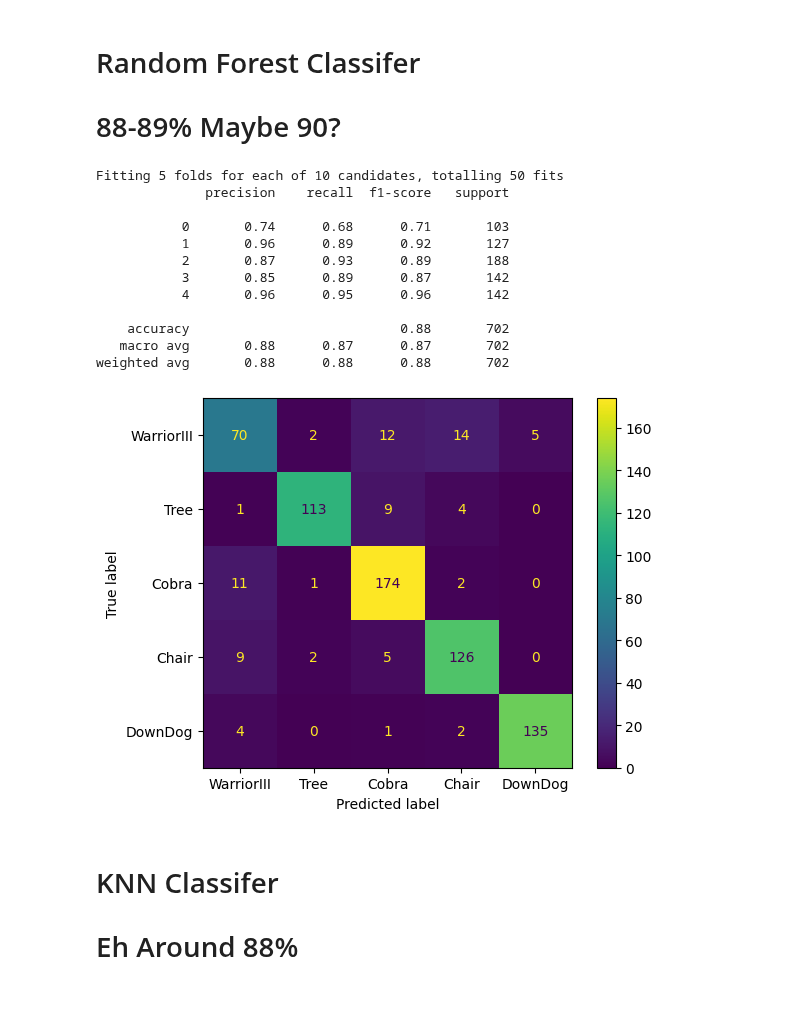
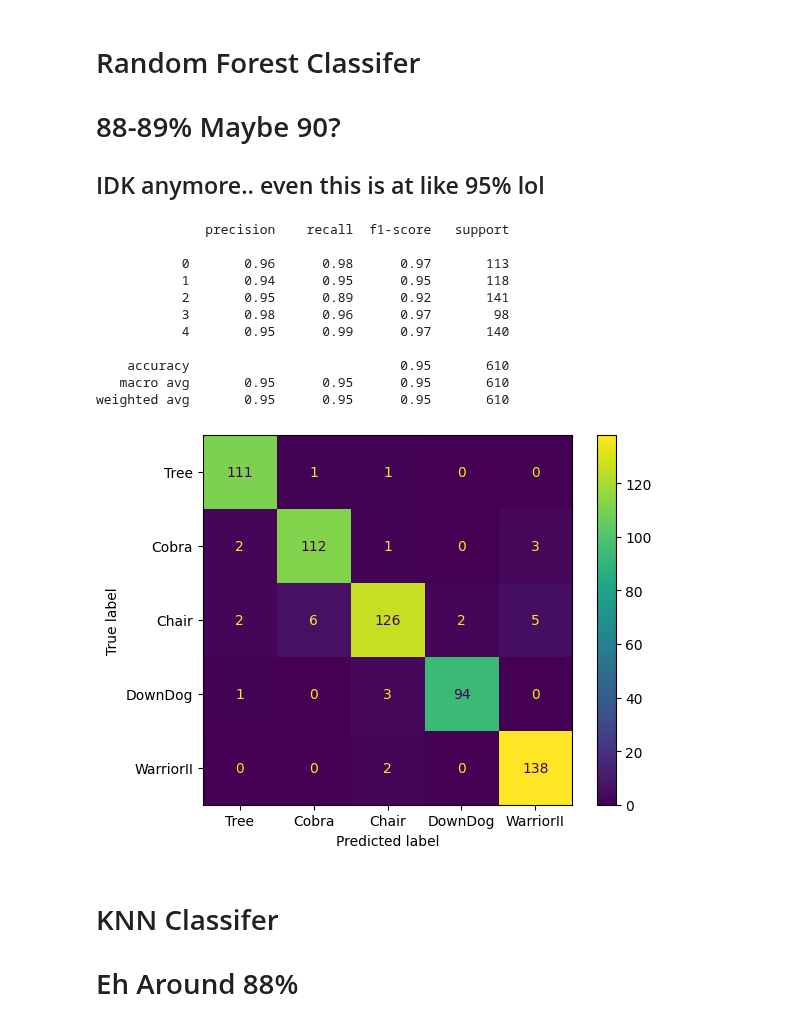
Before and after one commit to sogoodmo/ZenAI-3YP, a Jupyter notebook: JupyterNotebooks/FirstExample.ipynb, the cells around one changed output. Saved outputs shown, nothing was run; the diff lists cells and outputs as text; code cells hidden in the pictures; blank space fills up the shorter version.

Commit message:
Tested new models.. accuracy shot up to 95+% 4all

```diff
--- a/JupyterNotebooks/FirstExample.ipynb
+++ b/JupyterNotebooks/FirstExample.ipynb
@@ -13,13 +13,17 @@ path = os.getcwd()
 
 columns = ['class','l_shoulder','r_shoulder','l_arm','r_arm','l_hip','r_hip','l_knee','r_knee']
 
-y82_test = pd.read_csv(os.path.join(path,'W2_testing_new.csv'), header=None)
-y82_train = pd.read_csv(os.path.join(path,'W2_training_new.csv'), header=None)
+Y82_test = pd.read_csv(os.path.join(path,'Y82_testing_new.csv'), header=None)
+Y82_train = pd.read_csv(os.path.join(path,'Y82_training_new.csv'), header=None)
+
 L_test = pd.read_csv(os.path.join(path,'L_testing_new.csv'), header=None)
 L_train = pd.read_csv(os.path.join(path,'L_training_new.csv'), header=None)
 
-combined_test = pd.concat([L_test, y82_test])
-combined_train = pd.concat([L_train, y82_train])
+W2_test = pd.read_csv(os.path.join(path,'W2_testing_new.csv'), header=None)
+W2_train = pd.read_csv(os.path.join(path,'W2_training_new.csv'), header=None)
+
+combined_test = pd.concat([L_test, Y82_test, W2_test])
+combined_train = pd.concat([L_train, Y82_train, W2_train])
 
 combined_test.columns = columns
 combined_train.columns = columns
@@ -27,6 +31,13 @@ combined_train.columns = columns
 combined_test['class'], classes = pd.factorize(combined_test['class'])
 combined_train['class'], _ = pd.factorize(combined_train['class'])
 
+''' Filtering out all the extra examples for the cobra class to make a more balanced data set '''
+extra_test_cobra_rows = combined_test[combined_test['class'] == 1].sample(130)
+extra_train_cobra_rows = combined_train[combined_train['class'] == 1].sample(275)
+
+combined_test = combined_test.drop(extra_test_cobra_rows.index)
+combined_train = combined_train.drop(extra_train_cobra_rows.index)
+
 classes = list(classes)
 # %%
 for i, c in enumerate(classes):
@@ -60,6 +63,7 @@ def split_features_labels(df):
 # %% [markdown]
 # Random Forest Classifer
 # 88-89% Maybe 90?
+## IDK anymore.. even this is at like 95% lol
 # %%
 from sklearn.model_selection import GridSearchCV
 from sklearn.model_selection import RandomizedSearchCV
@@ -75,44 +79,43 @@ else:
   mutated_train = combined_train
 
 X_train, y_train = split_features_labels(mutated_train)
 X_test, y_test = split_features_labels(combined_test)
 
 
 forest_classifier = RandomForestClassifier()
 param_grid = {'n_estimators' : np.arange(1, MAX_ESTIMATORS),
               'max_depth' : np.arange(1, MAX_DEPTH),
             }
 
-forest_classifier_gscv = RandomizedSearchCV(forest_classifier, param_distributions=param_grid, cv=5, n_jobs=-1, verbose=3)
+forest_classifier_gscv = RandomizedSearchCV(forest_classifier, param_distributions=param_grid, cv=5, n_jobs=-1)
 
 #fit model to data
 forest_classifier_gscv.fit(X_train, y_train)
 
 MAX_DEPTH = forest_classifier_gscv.best_params_['max_depth']
 N_ESTIMATORS = forest_classifier_gscv.best_params_['n_estimators']
 
 best_forest = RandomForestClassifier(max_depth=MAX_DEPTH, n_estimators=N_ESTIMATORS)
 best_forest.fit(X_train, y_train)
 
 pred = best_forest.predict(X_test)
 cm = confusion_matrix(y_test, pred)
 display_confusion_matrix = ConfusionMatrixDisplay(confusion_matrix=cm, display_labels=classes)
 display_confusion_matrix.plot()
 print(classification_report(y_test, pred))
 # %% [output]
-Fitting 5 folds for each of 10 candidates, totalling 50 fits
               precision    recall  f1-score   support
 
-           0       0.74      0.68      0.71       103
-           1       0.96      0.89      0.92       127
-           2       0.87      0.93      0.89       188
-           3       0.85      0.89      0.87       142
-           4       0.96      0.95      0.96       142
+           0       0.96      0.98      0.97       113
+           1       0.94      0.95      0.95       118
+           2       0.95      0.89      0.92       141
+           3       0.98      0.96      0.97        98
+           4       0.95      0.99      0.97       140
 
-    accuracy                           0.88       702
-   macro avg       0.88      0.87      0.87       702
-weighted avg       0.88      0.88      0.88       702
+    accuracy                           0.95       610
+   macro avg       0.95      0.95      0.95       610
+weighted avg       0.95      0.95      0.95       610
-[figure, old version]
+[figure, new version]
 # %% [markdown]
 # KNN Classifer
 # Eh Around 88%
```
Also changed, not shown: parts of 19 cells of this notebook, 8 other files.
